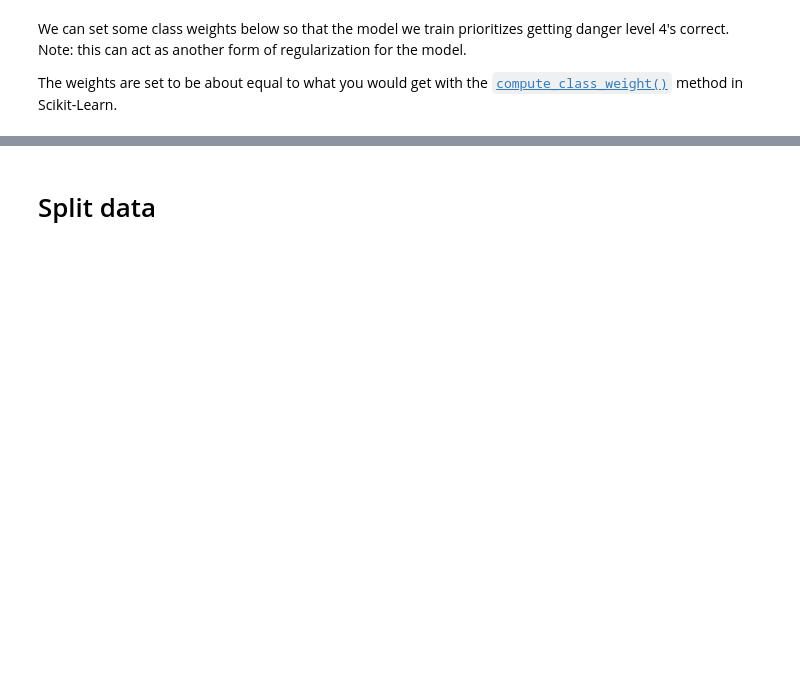
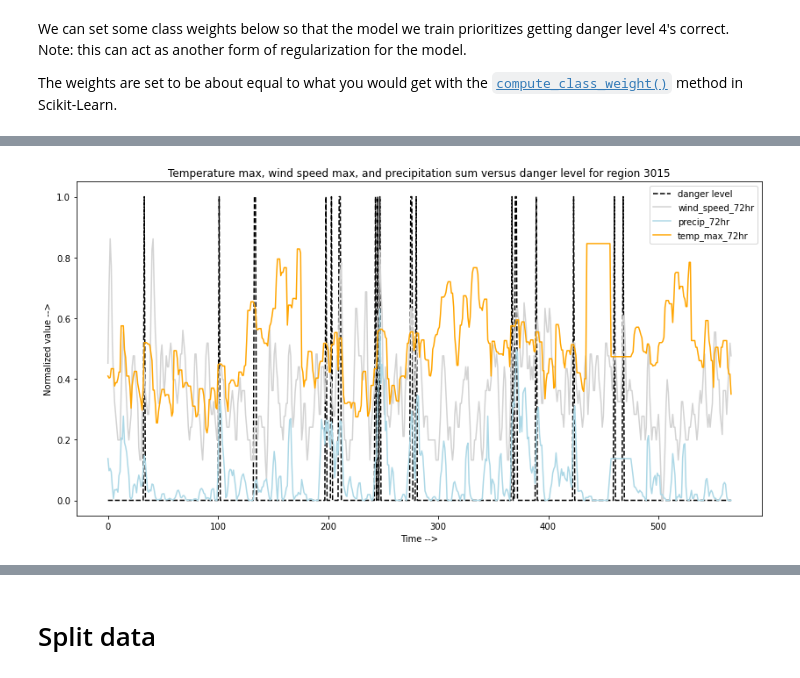
Before and after one commit to NVE/avalanche_ml, a Jupyter notebook: notebooks/training/neural_networks_danger_level_update.ipynb, the cells around one changed output, grey strips where cells are left out. Cells and saved outputs as stored; diff of their text form; code cells hidden in the pictures; blank space fills up the shorter version.

```diff
--- a/notebooks/training/neural_networks_danger_level_update.ipynb
+++ b/notebooks/training/neural_networks_danger_level_update.ipynb
@@ -321,0 +307,5 @@ weights
+# %%
+# central region example
+plot_wx_dl(train, train_labels, 3015)
+# %% [output]
+[figure, added]
```
Also changed, not shown: parts of 56 cells of this notebook.
